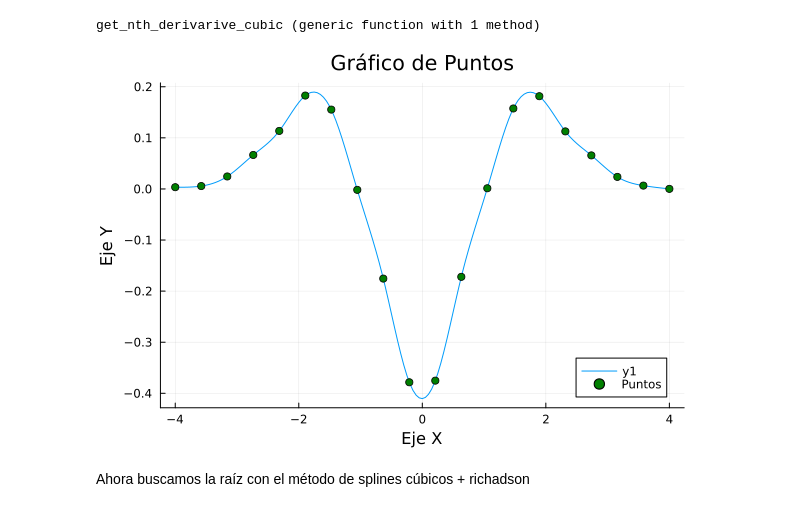
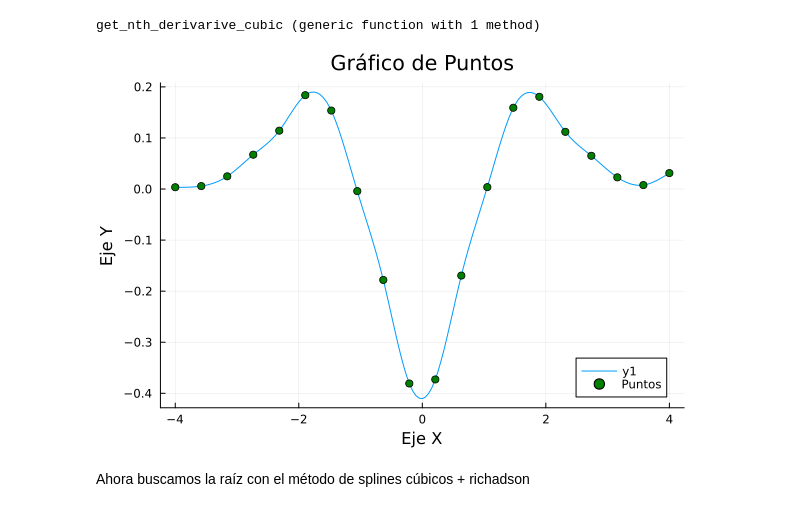
Before and after one commit to DaveAlsina/8tavoSemestre, a Jupyter notebook: numerico/taller2/taller2solucion_nicolas.ipynb, the cells around one changed output. Saved outputs shown, nothing was run; the diff lists cells and outputs as text; code cells hidden in the pictures.

```diff
--- a/numerico/taller2/taller2solucion_nicolas.ipynb
+++ b/numerico/taller2/taller2solucion_nicolas.ipynb
@@ -473,9 +650,9 @@ plot_polynomiun(x_sample, y_sample, 0.05)
 [figure]
 # %%
 #degree of the derivative
-n = 1
-h = 0.1
-nresample = 17
+n = 2
+h = 0.25
+nresample = 16
 niters = 5
 
 nth_derivative = get_nth_derivarive_lagrange(sampled_points, richardson, normal_distribution, n, nresample, h, niters)
@@ -733,22 +910,29 @@ function get_nth_derivarive_cubic(sampling_points::Vector{Vector{Float64}},
         polynomials = build_cubic_splines(sampling_points, x_sym)
         fn = (x) -> interpolate(polynomials, x)
 
+        #build the x_domain to sample the points
+        x_domain = [x for x in range(start=xmin, stop=xmax, length=nresample)]
+
         #resample the points to get a better approximation using the cubic spline
         #update the sampling_points
-        sampling_points = [[x, fn(x)] for x in range(xmin, xmax, length=nresample)]
+        sampling_points = [[x, fn(x)] for x in x_domain]
 
-        #drop the points that produced none in the interpolation
-        filter!(p -> p[2] != nothing, sampling_points)
+        #calculate the derivative of the points
+        derivative::Vector{Vector{Float64}} = []
 
-        #first derivative case
-        #watch out with setting the sampling points to the derivative, because richardson takes a point x+h
-        #it's necesary to eliminate some points at the end
-        for p in 1:length(sampling_points)-1
-            sampling_points[p][2] = numeric_diff_algoritm(fn, sampling_points[p][1], h, niters)
+        for j in 1:length(x_domain)
+
+            x = x_domain[j]
+            if x + h > xmax
+                #computes the derivative of the last points
+                last_3_points = sampling_points[j-4:j]
+                push!(derivative, [x, five_point_numeric_diff_extremes(last_3_points, h)])
+            else
+                push!(derivative, [x, numeric_diff_algoritm(fn, x, h, niters)])
+            end
         end
 
-        #drop the points that produced none in the derivative
-        filter!(p -> p[2] != nothing, sampling_points)
+        sampling_points = derivative
     end
 
     return sampling_points, build_cubic_splines(sampling_points, x_sym)
@@ -758,22 +942,22 @@ get_nth_derivarive_cubic (generic function with 1 method)
 # %%
 #degree of the derivative
 n = 2
-h = 0.1
+h = 0.25
 resample = 20
 niters = 5
 
 nth_derivative, polynomials = get_nth_derivarive_cubic(sampled_points, richardson, normal_distribution, n, h, resample, niters)
 nth_derivative_x = [nth_derivative[i][1] for i in 1:length(nth_derivative)]
 nth_derivative_y = [nth_derivative[i][2] for i in 1:length(nth_derivative)]
 
 #used for plotting the interpolation of the points given by the get_nth_derivarive_cubic function
 x_domain = [i for i in start:0.05:stop]
 y_range  = [interpolate(polynomials, x) for x in x_domain]
 
 plot(x_domain, y_range, legend=true, title="Gráfico de Puntos", xlabel="Eje X", ylabel="Eje Y")
 scatter!(nth_derivative_x, nth_derivative_y, label="Puntos", color=:green)
 # %% [output]
-[figure, old version]
+[figure, new version]
 # %% [markdown]
 Ahora buscamos la raíz con el método de splines cúbicos + richadson
 # %%
```
Also changed, not shown: parts of 10 cells of this notebook.
